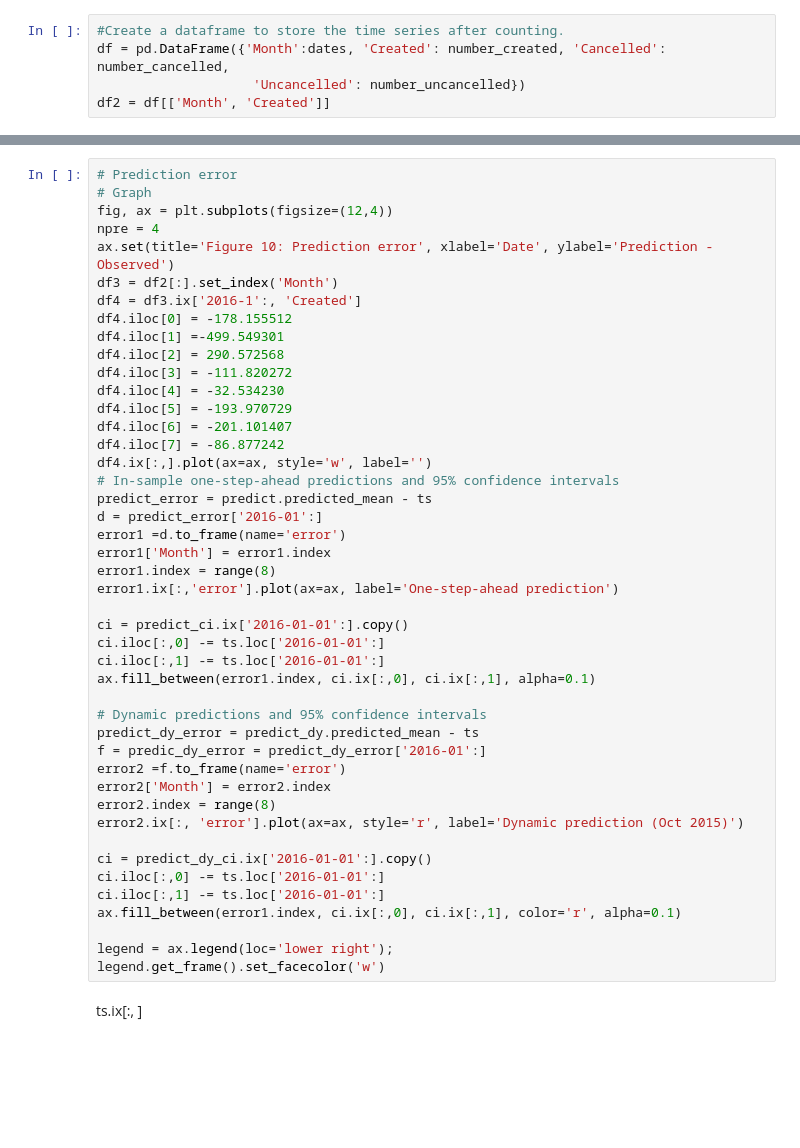
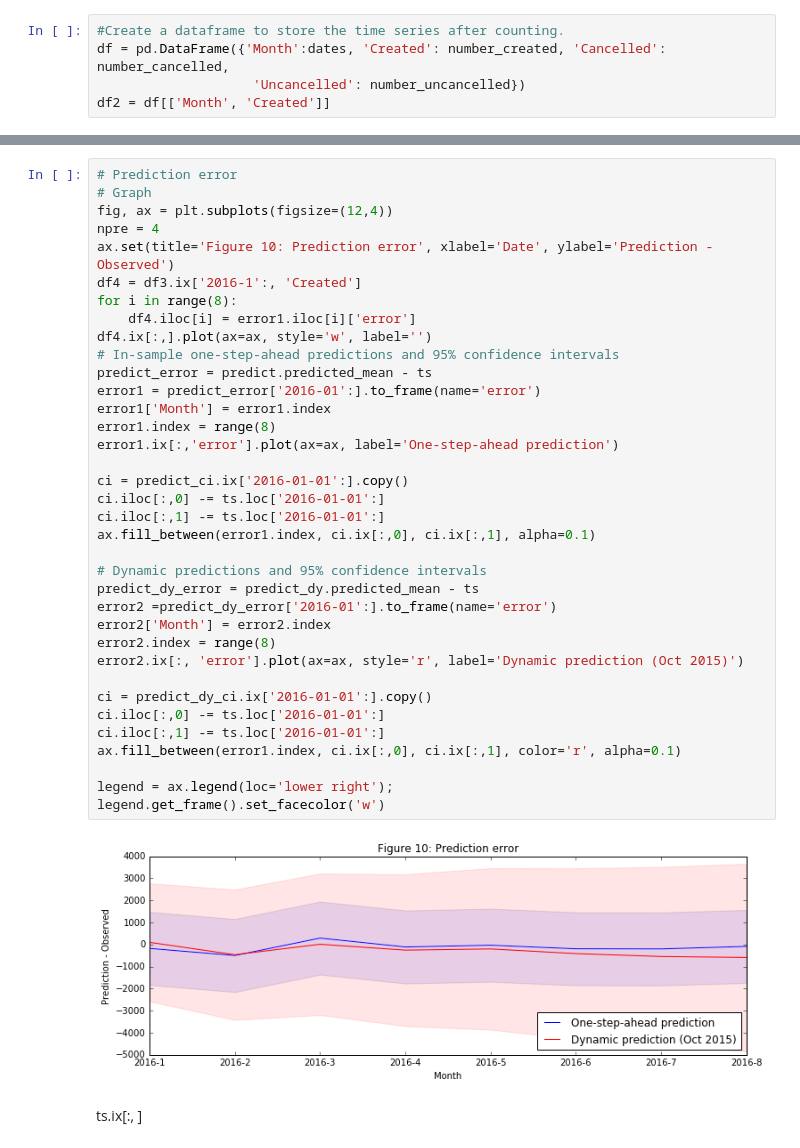
Before and after one commit to NZRS/domain-create-sarima-model, a Jupyter notebook: TimeSeriesForecast.ipynb, the cells around one changed output, grey strips where cells are left out. Drawn from its saved outputs; the diff is of its cells as text; blank space fills up the shorter version.

```diff
--- a/TimeSeriesForecast.ipynb
+++ b/TimeSeriesForecast.ipynb
@@ -222,46 +320,39 @@ plt.title('Figure 9: One-step-ahead and Dynamic predictions for 2016 Jan - Aug')
 # Graph
 fig, ax = plt.subplots(figsize=(12,4))
 npre = 4
 ax.set(title='Figure 10: Prediction error', xlabel='Date', ylabel='Prediction - Observed')
-df3 = df2[:].set_index('Month')
 df4 = df3.ix['2016-1':, 'Created']
-df4.iloc[0] = -178.155512
-df4.iloc[1] =-499.549301
-df4.iloc[2] = 290.572568
-df4.iloc[3] = -111.820272
-df4.iloc[4] = -32.534230
-df4.iloc[5] = -193.970729
-df4.iloc[6] = -201.101407
-df4.iloc[7] = -86.877242
+for i in range(8):
+    df4.iloc[i] = error1.iloc[i]['error']
 df4.ix[:,].plot(ax=ax, style='w', label='')
 # In-sample one-step-ahead predictions and 95% confidence intervals
 predict_error = predict.predicted_mean - ts
-d = predict_error['2016-01':]
-error1 =d.to_frame(name='error')
+error1 = predict_error['2016-01':].to_frame(name='error')
 error1['Month'] = error1.index
 error1.index = range(8)
 error1.ix[:,'error'].plot(ax=ax, label='One-step-ahead prediction')
 
 ci = predict_ci.ix['2016-01-01':].copy()
 ci.iloc[:,0] -= ts.loc['2016-01-01':]
 ci.iloc[:,1] -= ts.loc['2016-01-01':]
 ax.fill_between(error1.index, ci.ix[:,0], ci.ix[:,1], alpha=0.1)
 
 # Dynamic predictions and 95% confidence intervals
 predict_dy_error = predict_dy.predicted_mean - ts
-f = predic_dy_error = predict_dy_error['2016-01':]
-error2 =f.to_frame(name='error')
+error2 =predict_dy_error['2016-01':].to_frame(name='error')
 error2['Month'] = error2.index
 error2.index = range(8)
 error2.ix[:, 'error'].plot(ax=ax, style='r', label='Dynamic prediction (Oct 2015)')
 
 ci = predict_dy_ci.ix['2016-01-01':].copy()
 ci.iloc[:,0] -= ts.loc['2016-01-01':]
 ci.iloc[:,1] -= ts.loc['2016-01-01':]
 ax.fill_between(error1.index, ci.ix[:,0], ci.ix[:,1], color='r', alpha=0.1)
 
 legend = ax.legend(loc='lower right');
 legend.get_frame().set_facecolor('w')
+# %% [output]
+[figure, added]
 # %% [markdown]
 ts.ix[:, ]
 # %%
```
Also changed, not shown: parts of 11 cells of this notebook.
